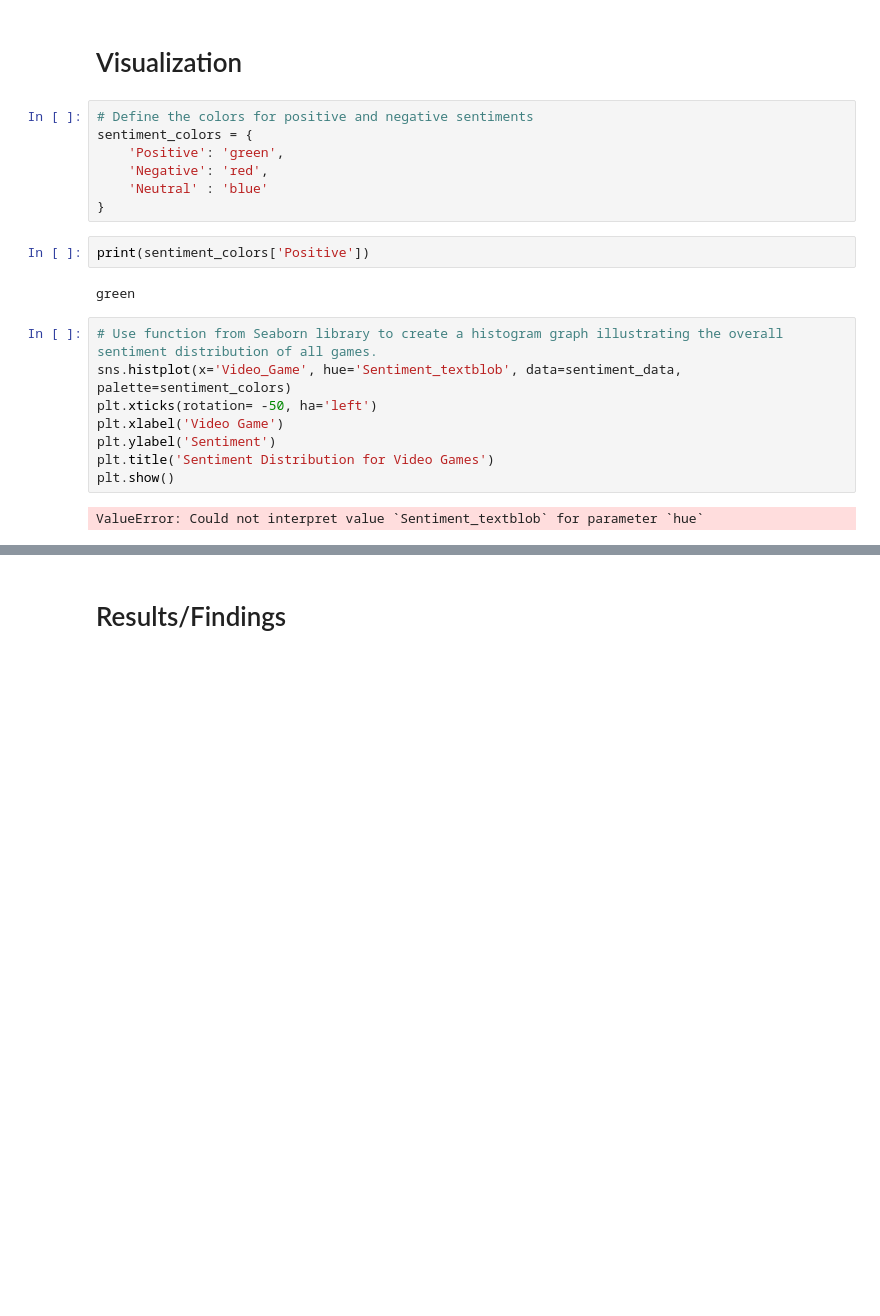
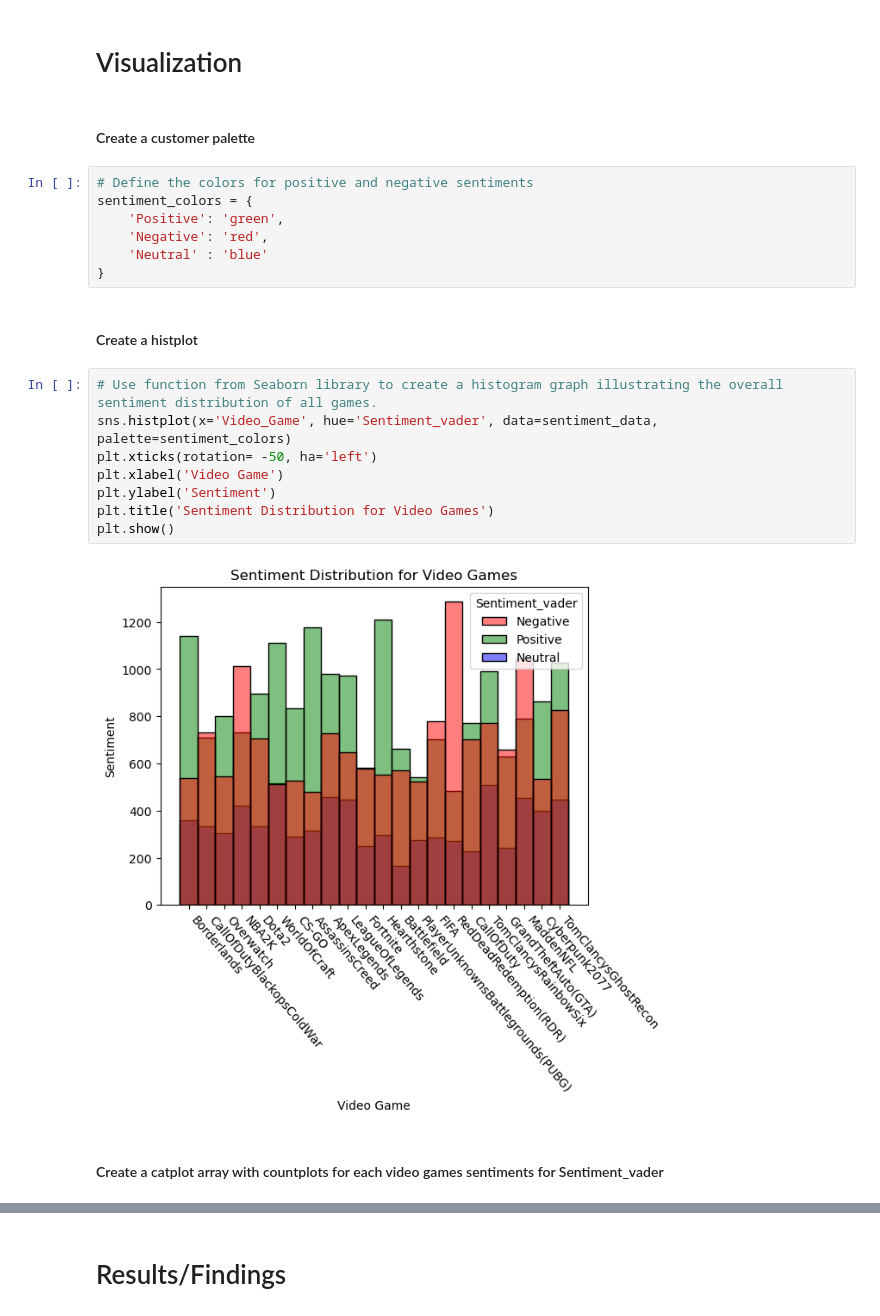
Before and after one commit to ReproTeach/final-project-givkj-squad, a Jupyter notebook: final_project.ipynb, the cells around one changed output, grey strips where cells are left out. Saved outputs shown, nothing was run; the diff lists cells and outputs as text; blank space fills up the shorter version.

```diff
--- a/final_project.ipynb
+++ b/final_project.ipynb
@@ -213,6 +185,8 @@ sentiment_data.head()
 | 4 | Borderlands | Positive | im getting into borderlands and i... | Negative | -0.6908 |
 # %% [markdown]
 # Visualization
+# %% [markdown]
+#### Create a customer palette
 # %%
 # Define the colors for positive and negative sentiments
 sentiment_colors = {
@@ -220,20 +194,20 @@ sentiment_colors = {
     'Negative': 'red',
     'Neutral' : 'blue'
 }
-# %%
-print(sentiment_colors['Positive'])
-# %% [output]
-green
+# %% [markdown]
+#### Create a histplot
 # %%
 # Use function from Seaborn library to create a histogram graph illustrating the overall sentiment distribution of all games.
-sns.histplot(x='Video_Game', hue='Sentiment_textblob', data=sentiment_data, palette=sentiment_colors)
+sns.histplot(x='Video_Game', hue='Sentiment_vader', data=sentiment_data, palette=sentiment_colors)
 plt.xticks(rotation= -50, ha='left')
 plt.xlabel('Video Game')
 plt.ylabel('Sentiment')
 plt.title('Sentiment Distribution for Video Games')
 plt.show()
 # %% [output]
-ValueError: Could not interpret value `Sentiment_textblob` for parameter `hue`
+[figure, added]
+# %% [markdown]
+#### Create a catplot array with countplots for each video games sentiments for Sentiment_vader
 # %%
 # use function from Seaborn library to create juxtaposable categorical plots illustrating sentiment distribution of individual games.
 sns.catplot(data=sentiment_data, kind= "count", col='Video_Game', x= 'Sentiment_vader', col_wrap=3,palette=sentiment_colors)
```
Also changed, not shown: parts of 36 cells of this notebook.
